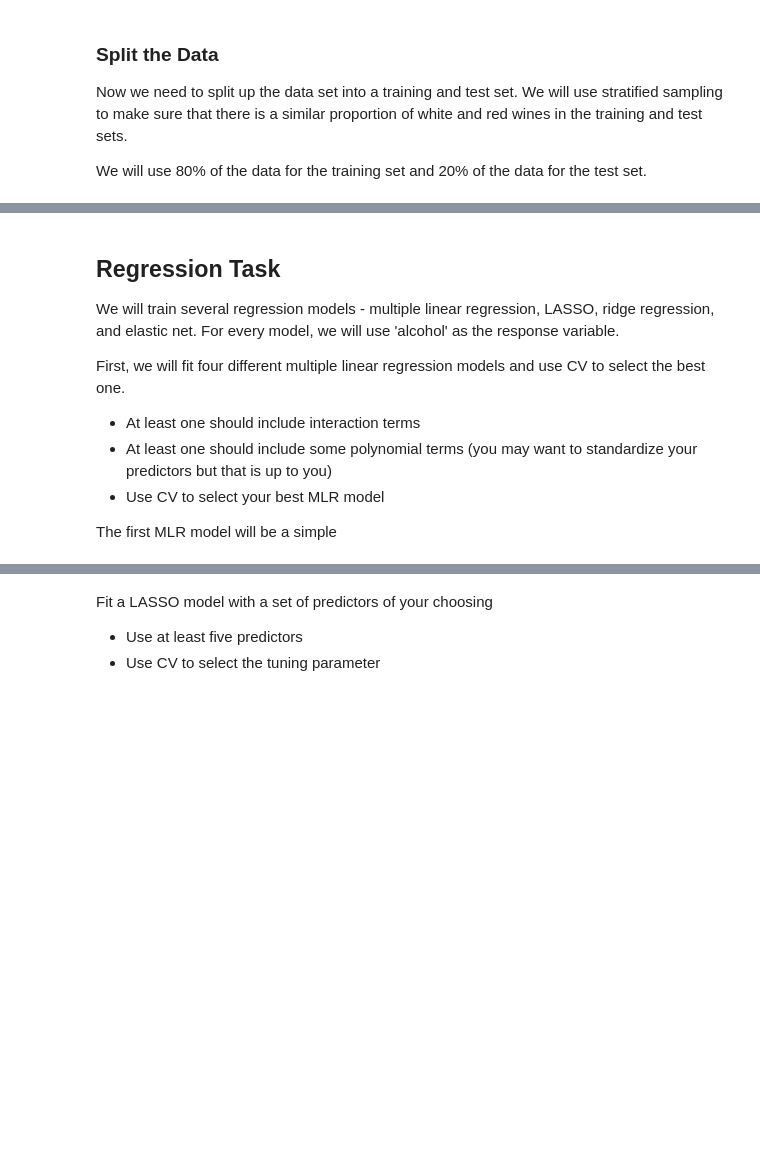
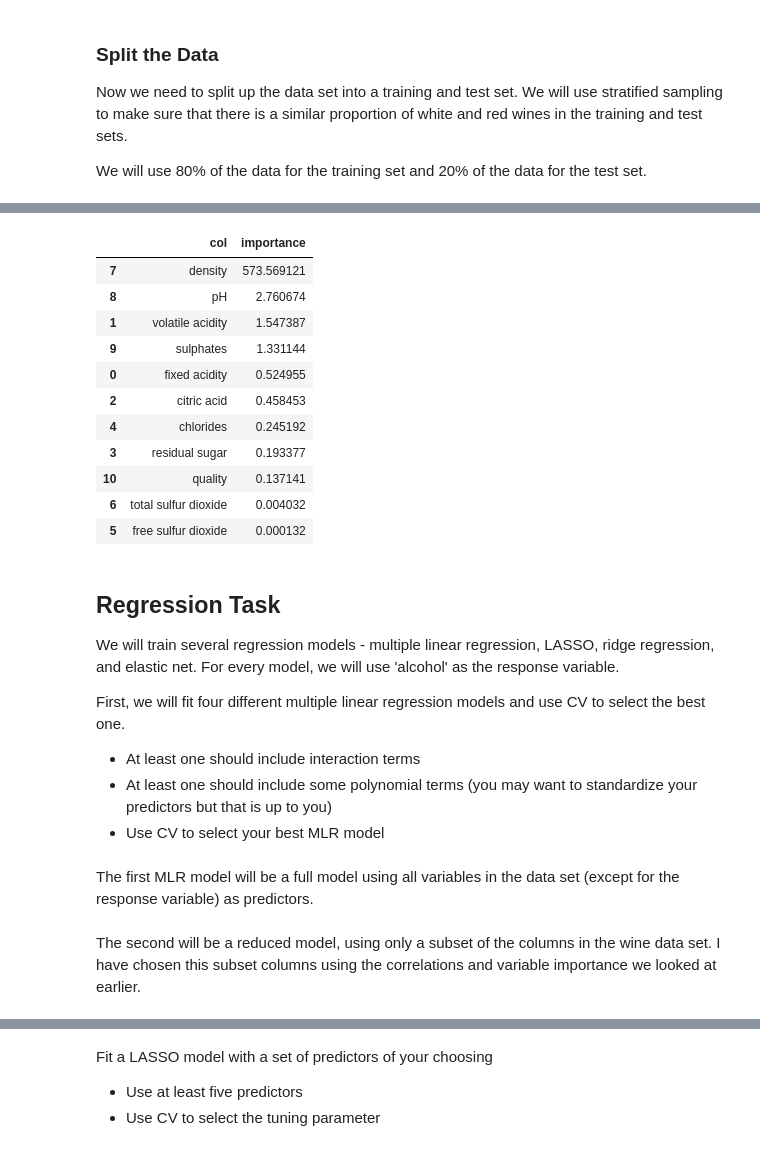
Before and after one commit to alanapooler827/554Homework7, a Jupyter notebook: ST554_HW6_Pooler.ipynb, the cells around one changed output, grey strips where cells are left out. Saved outputs shown, nothing was run; the diff lists cells and outputs as text; code cells hidden in the pictures; blank space fills up the shorter version.

Commit message:
Completing MLR models

```diff
--- a/ST554_HW6_Pooler.ipynb
+++ b/ST554_HW6_Pooler.ipynb
@@ -101,3 +129,22 @@ X_test_reg = df_test.drop(columns=['alcohol', 'type'])
+# %%
+model = LinearRegression()
+model.fit(X_train_reg, y_train_reg)
+
+importance = pd.DataFrame({'col': X_train_reg.columns, 'importance': abs(model.coef_)})
+importance.sort_values(by='importance', ascending=False)
+# %% [output]
+|  | col | importance |
+| 7 | density | 573.569121 |
+| 8 | pH | 2.760674 |
+| 1 | volatile acidity | 1.547387 |
+| 9 | sulphates | 1.331144 |
+| 0 | fixed acidity | 0.524955 |
+| 2 | citric acid | 0.458453 |
+| 4 | chlorides | 0.245192 |
+| 3 | residual sugar | 0.193377 |
+| 10 | quality | 0.137141 |
+| 6 | total sulfur dioxide | 0.004032 |
+| 5 | free sulfur dioxide | 0.000132 |
 # %% [markdown]
 ## Regression Task
 
@@ -108,5 +155,5 @@ First, we will fit four different multiple linear regression models and use CV t
 * At least one should include some polynomial terms (you may want to standardize your predictors
 but that is up to you)
 * Use CV to select your best MLR model
-
-The first MLR model will be a simple
+# %% [markdown]
+The first MLR model will be a full model using all variables in the data set (except for the response variable) as predictors.
@@ -112,0 +169,2 @@ The first MLR model will be a simple
+# %% [markdown]
+The second will be a reduced model, using only a subset of the columns in the wine data set. I have chosen this subset columns using the correlations and variable importance we looked at earlier.
```
Also changed, not shown: parts of 12 cells of this notebook.
